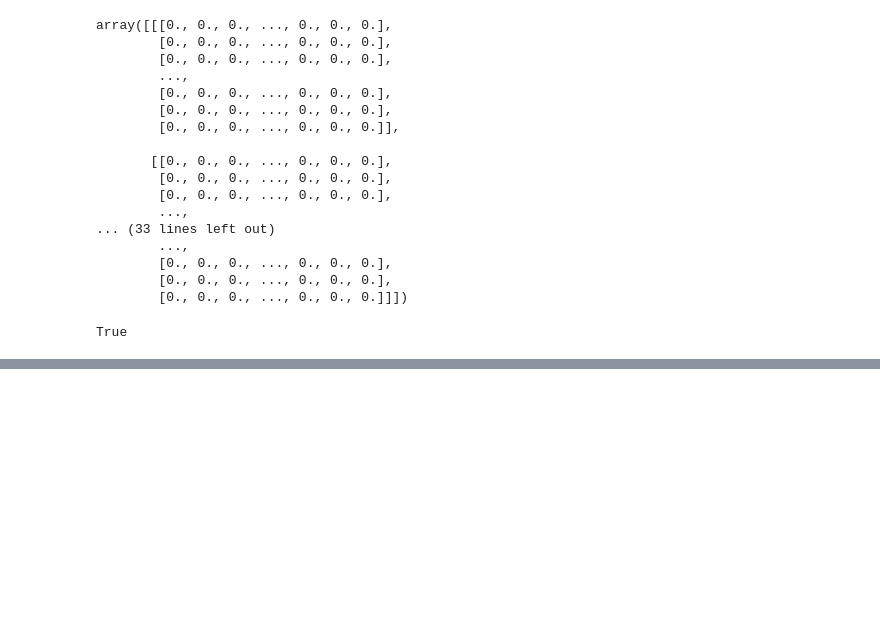
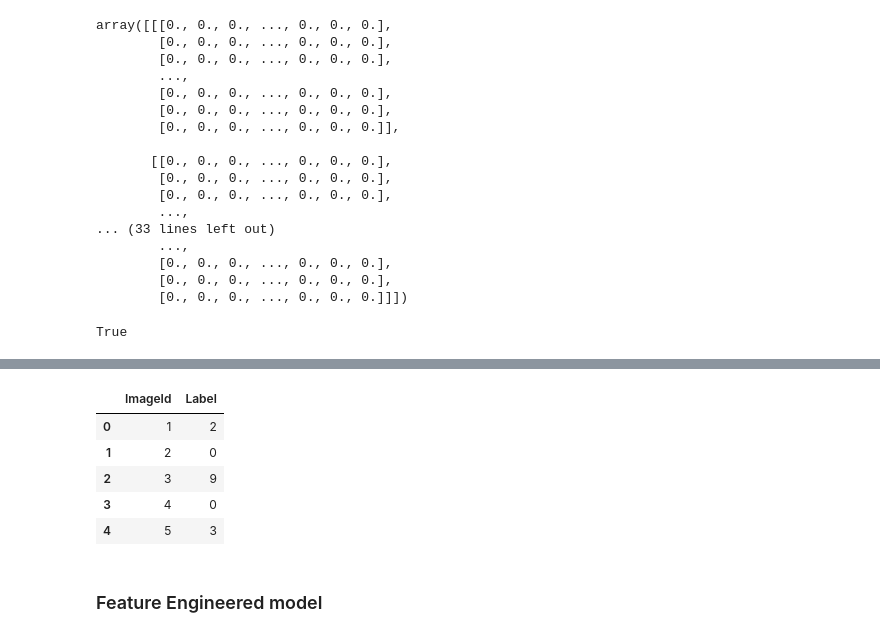
Before and after one commit to godfather-is-me/MNIST-DigitRecogniser, a Jupyter notebook: MNIST_recognizer.ipynb, the cells around one changed output, grey strips where cells are left out. Cells and saved outputs as stored; diff of their text form; code cells hidden in the pictures; blank space fills up the shorter version.

```diff
--- a/MNIST_recognizer.ipynb
+++ b/MNIST_recognizer.ipynb
@@ -257,0 +399,9 @@ model.add(Conv2D(64, (4, 4), input_shape=(28, 28, 1)))
+# %%
+# Transform to 28, 28 matrix
+real_test_value = real_test.values.reshape(-1, 28, 28)
+
+# Predictions
+y_real_test_pred = np.argmax(model.predict(real_test_value, verbose=1), axis=1)
+
+# Sample submission
+sample_sub1['Label'] = y_real_test_pred
@@ -257,0 +410,9 @@ model.add(Conv2D(64, (4, 4), input_shape=(28, 28, 1)))
+# %%
+sample_sub1.head()
+# %% [output]
+|  | ImageId | Label |
+| 0 | 1 | 2 |
+| 1 | 2 | 0 |
+| 2 | 3 | 9 |
+| 3 | 4 | 0 |
+| 4 | 5 | 3 |
@@ -257,0 +421,2 @@ model.add(Conv2D(64, (4, 4), input_shape=(28, 28, 1)))
+# %% [markdown]
+### Feature Engineered model
```
Also changed, not shown: parts of 29 cells of this notebook.
